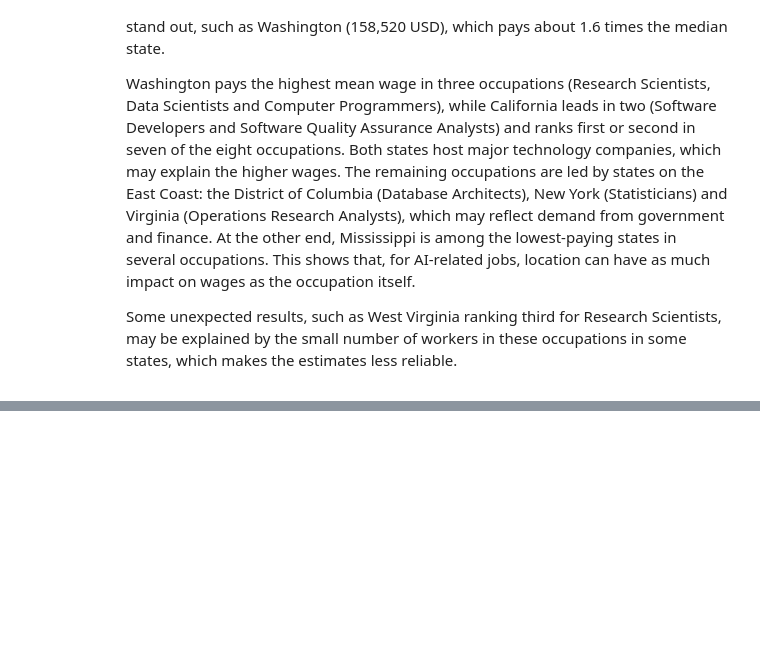
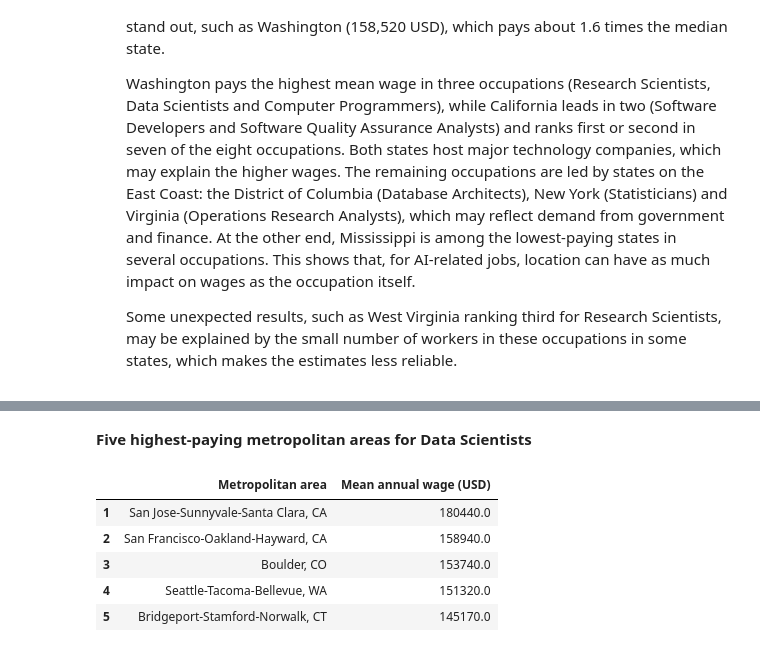
Before and after one commit to 2023357/data-vis-ca1, a Jupyter notebook: CA1_Data_Visualisation.ipynb, the cells around one changed output, grey strips where cells are left out. Saved outputs shown, nothing was run; the diff lists cells and outputs as text; code cells hidden in the pictures; blank space fills up the shorter version.

```diff
--- a/CA1_Data_Visualisation.ipynb
+++ b/CA1_Data_Visualisation.ipynb
@@ -461,0 +498,19 @@ plt.show()
+# %%
+# Remove rows without a wage, sort from highest to lowest and rename columns for display
+ds_sorted = ds_metro.dropna(subset=['A_MEAN']).sort_values('A_MEAN', ascending=False)
+ds_sorted = ds_sorted[['AREA_TITLE', 'A_MEAN']].rename(
+    columns={'AREA_TITLE': 'Metropolitan area', 'A_MEAN': 'Mean annual wage (USD)'})
+# %% [markdown]
+**Five highest-paying metropolitan areas for Data Scientists**
+# %%
+# Five highest-paying areas, numbered from 1 to 5
+top5 = ds_sorted.head(5).reset_index(drop=True)
+top5.index = top5.index + 1
+top5
+# %% [output]
+|  | Metropolitan area | Mean annual wage (USD) |
+| 1 | San Jose-Sunnyvale-Santa Clara, CA | 180440.0 |
+| 2 | San Francisco-Oakland-Hayward, CA | 158940.0 |
+| 3 | Boulder, CO | 153740.0 |
+| 4 | Seattle-Tacoma-Bellevue, WA | 151320.0 |
+| 5 | Bridgeport-Stamford-Norwalk, CT | 145170.0 |
```
Also changed, not shown: parts of 18 cells of this notebook, 1 other file.
